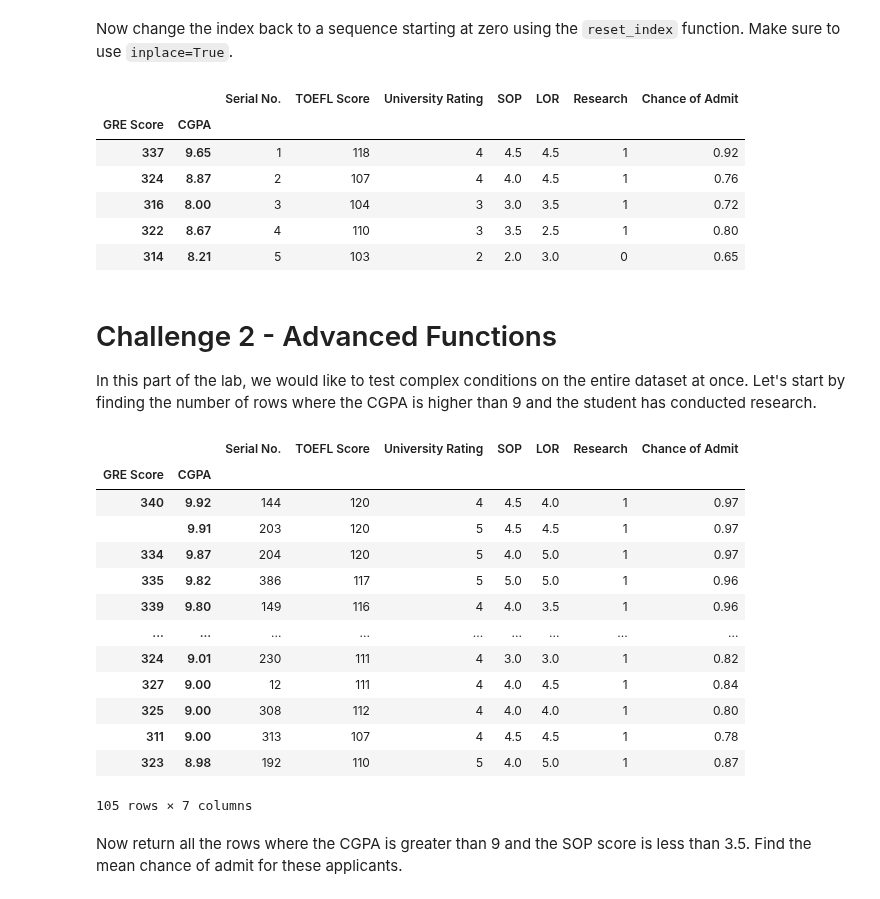
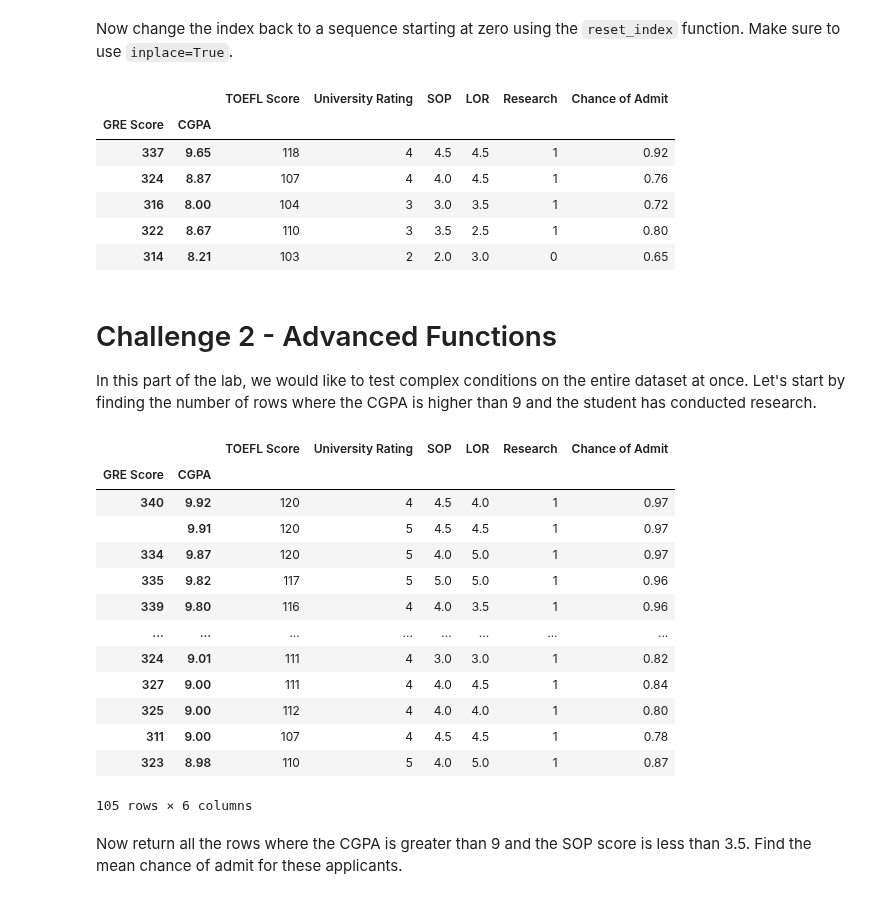
Before and after one commit to jmolendijk/dataV2-labs, a Jupyter notebook: module-2/Advanced-Pandas/your-code/main.ipynb, the cells around one changed output. Drawn from its saved outputs; the diff is of its cells as text; code cells hidden in the pictures.

```diff
--- a/module-2/Advanced-Pandas/your-code/main.ipynb
+++ b/module-2/Advanced-Pandas/your-code/main.ipynb
@@ -82,6 +82,6 @@ dtype: int64
 Interestingly, there is a column that uniquely identifies the applicants. This column is the serial number column. Instead of having our own index, we should make this column our index. Do this in the cell below. Keep the column in the dataframe in addition to making it an index.
 # %%
 # your code here
-#admissions_predict = admissions_predict.set_index('Serial No.')
+admissions_predict = admissions_predict.set_index('Serial No.')
 admissions_predict
 # %% [output]
@@ -124,16 +126,16 @@ Replace the index with an index comprised of two columns - `GRE Score` and `CGPA
 Now change the index back to a sequence starting at zero using the `reset_index` function. Make sure to use `inplace=True`.
 # %%
 # your code here
-# admissions_predict = admissions_predict.set_index(['GRE Score','CGPA'])
+admissions_predict = admissions_predict.set_index(['GRE Score','CGPA'])
 admissions_predict.head()
 # %% [output]
-|  |  | Serial No. | TOEFL Score | University Rating | SOP | LOR | Research | Chance of Admit |
-| GRE Score | CGPA |  |  |  |  |  |  |  |
-| 337 | 9.65 | 1 | 118 | 4 | 4.5 | 4.5 | 1 | 0.92 |
-| 324 | 8.87 | 2 | 107 | 4 | 4.0 | 4.5 | 1 | 0.76 |
-| 316 | 8.00 | 3 | 104 | 3 | 3.0 | 3.5 | 1 | 0.72 |
-| 322 | 8.67 | 4 | 110 | 3 | 3.5 | 2.5 | 1 | 0.80 |
-| 314 | 8.21 | 5 | 103 | 2 | 2.0 | 3.0 | 0 | 0.65 |
+|  |  | TOEFL Score | University Rating | SOP | LOR | Research | Chance of Admit |
+| GRE Score | CGPA |  |  |  |  |  |  |
+| 337 | 9.65 | 118 | 4 | 4.5 | 4.5 | 1 | 0.92 |
+| 324 | 8.87 | 107 | 4 | 4.0 | 4.5 | 1 | 0.76 |
+| 316 | 8.00 | 104 | 3 | 3.0 | 3.5 | 1 | 0.72 |
+| 322 | 8.67 | 110 | 3 | 3.5 | 2.5 | 1 | 0.80 |
+| 314 | 8.21 | 103 | 2 | 2.0 | 3.0 | 0 | 0.65 |
 # %% [markdown]
 # Challenge 2 - Advanced Functions
 
@@ -145,20 +147,20 @@ admissions_predict = admissions_predict.sort_index(ascending=False,level = 'CGPA
 admissions1 = admissions_predict.iloc[:116][admissions_predict['Research']==1]
 admissions1
 # %% [output]
-|  |  | Serial No. | TOEFL Score | University Rating | SOP | LOR | Research | Chance of Admit |
-| GRE Score | CGPA |  |  |  |  |  |  |  |
-| 340 | 9.92 | 144 | 120 | 4 | 4.5 | 4.0 | 1 | 0.97 |
-|  | 9.91 | 203 | 120 | 5 | 4.5 | 4.5 | 1 | 0.97 |
-| 334 | 9.87 | 204 | 120 | 5 | 4.0 | 5.0 | 1 | 0.97 |
-| 335 | 9.82 | 386 | 117 | 5 | 5.0 | 5.0 | 1 | 0.96 |
-| 339 | 9.80 | 149 | 116 | 4 | 4.0 | 3.5 | 1 | 0.96 |
-| ... | ... | ... | ... | ... | ... | ... | ... | ... |
-| 324 | 9.01 | 230 | 111 | 4 | 3.0 | 3.0 | 1 | 0.82 |
-| 327 | 9.00 | 12 | 111 | 4 | 4.0 | 4.5 | 1 | 0.84 |
-| 325 | 9.00 | 308 | 112 | 4 | 4.0 | 4.0 | 1 | 0.80 |
-| 311 | 9.00 | 313 | 107 | 4 | 4.5 | 4.5 | 1 | 0.78 |
-| 323 | 8.98 | 192 | 110 | 5 | 4.0 | 5.0 | 1 | 0.87 |
+|  |  | TOEFL Score | University Rating | SOP | LOR | Research | Chance of Admit |
+| GRE Score | CGPA |  |  |  |  |  |  |
+| 340 | 9.92 | 120 | 4 | 4.5 | 4.0 | 1 | 0.97 |
+|  | 9.91 | 120 | 5 | 4.5 | 4.5 | 1 | 0.97 |
+| 334 | 9.87 | 120 | 5 | 4.0 | 5.0 | 1 | 0.97 |
+| 335 | 9.82 | 117 | 5 | 5.0 | 5.0 | 1 | 0.96 |
+| 339 | 9.80 | 116 | 4 | 4.0 | 3.5 | 1 | 0.96 |
+| ... | ... | ... | ... | ... | ... | ... | ... |
+| 324 | 9.01 | 111 | 4 | 3.0 | 3.0 | 1 | 0.82 |
+| 327 | 9.00 | 111 | 4 | 4.0 | 4.5 | 1 | 0.84 |
+| 325 | 9.00 | 112 | 4 | 4.0 | 4.0 | 1 | 0.80 |
+| 311 | 9.00 | 107 | 4 | 4.5 | 4.5 | 1 | 0.78 |
+| 323 | 8.98 | 110 | 5 | 4.0 | 5.0 | 1 | 0.87 |
-105 rows × 7 columns
+105 rows × 6 columns
 # %% [markdown]
 Now return all the rows where the CGPA is greater than 9 and the SOP score is less than 3.5. Find the mean chance of admit for these applicants.
 # %%
```
Also changed, not shown: parts of 4 cells of this notebook.
